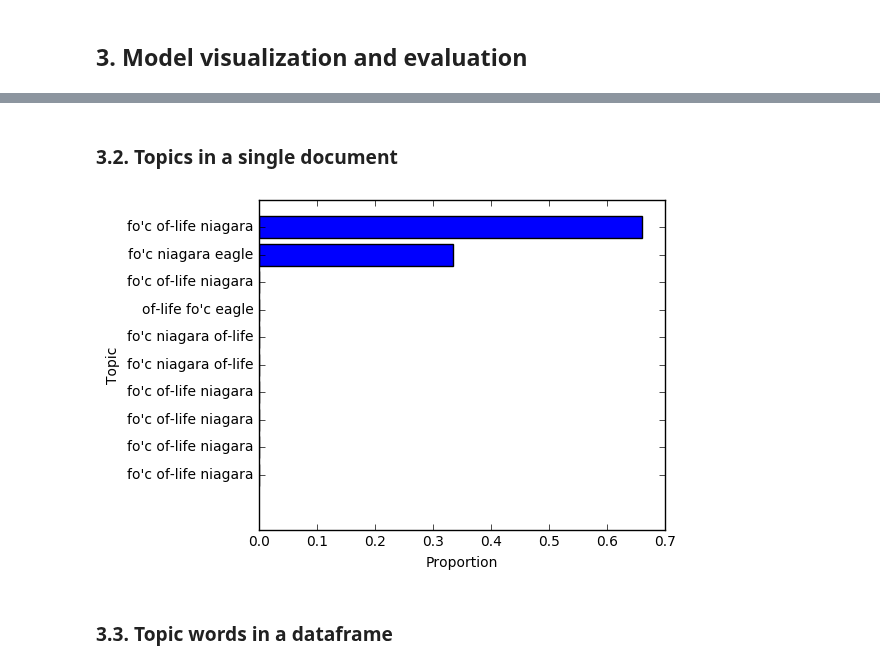
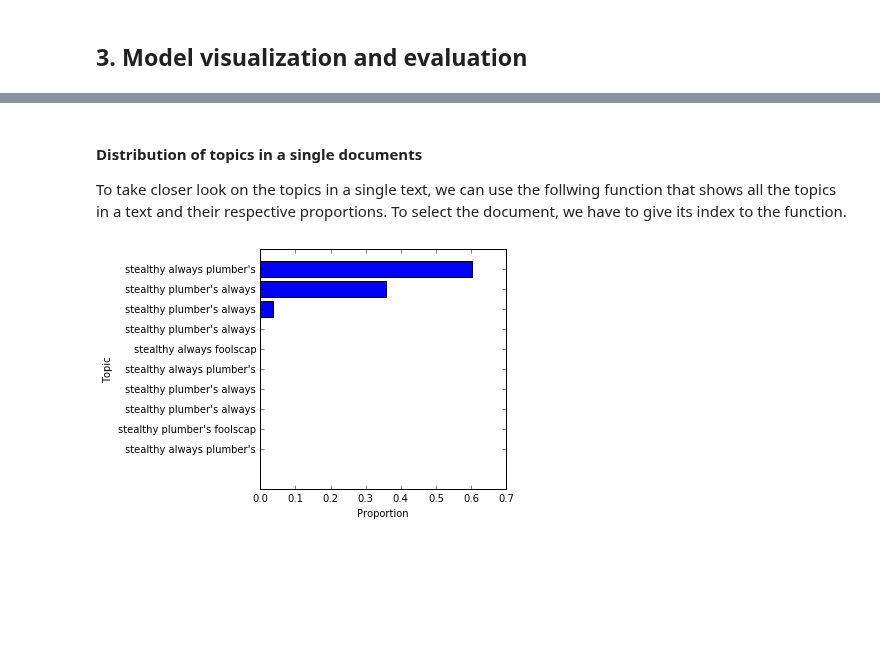
Before and after one commit to DARIAH-DE/TopicsExplorer, a Jupyter notebook: Introduction.ipynb, the cells around one changed output, grey strips where cells are left out. Cells and saved outputs as stored; diff of their text form; code cells hidden in the pictures; blank space fills up the shorter version.

```diff
--- a/Introduction.ipynb
+++ b/Introduction.ipynb
@@ -141,8 +183,8 @@ heatmap.show()
-# %% [markdown]
-### 3.2. Topics in a single document
+# %% [markdown]
+#### Distribution of topics in a single documents
+
+To take closer look on the topics in a single text, we can use the follwing function that shows all the topics in a text and their respective proportions. To select the document, we have to give its index to the function.
 # %%
-visual.plot_doc_topics(doc_topic, 0)
+visual.plot_doc_topics(doc_topic, 1)
 # %% [output]
-[figure, old version]
+[figure, new version]
-# %% [markdown]
-### 3.3. Topic words in a dataframe
```
Also changed, not shown: parts of 32 cells of this notebook, 1 other file.
